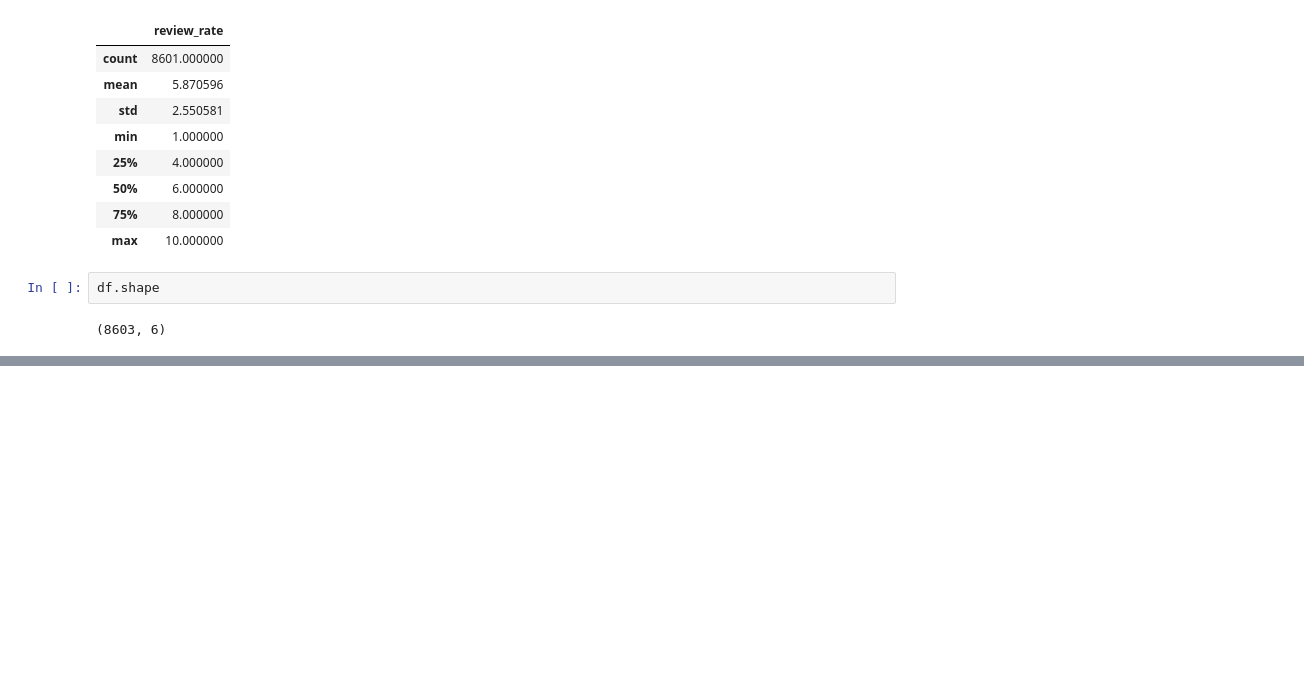
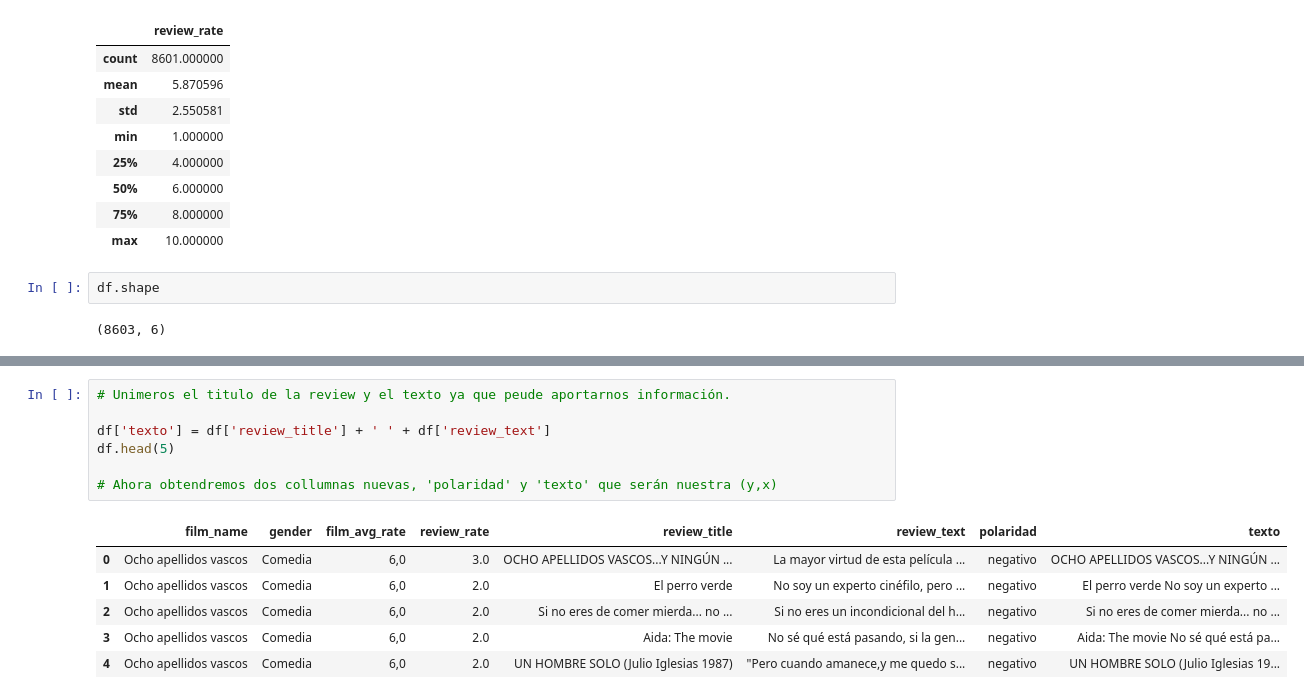
Before and after one commit to ignaciomz/CH_IM_61195, a Jupyter notebook: NLP_ReviewsPeliculasEspañol_IgnacioMartinez.ipynb, the cells around one changed output, grey strips where cells are left out. Drawn from its saved outputs; the diff is of its cells as text; blank space fills up the shorter version.

```diff
--- a/NLP_ReviewsPeliculasEspañol_IgnacioMartinez.ipynb
+++ b/NLP_ReviewsPeliculasEspañol_IgnacioMartinez.ipynb
@@ -96,0 +146,14 @@ df.shape
+# %%
+# Unimeros el titulo de la review y el texto ya que peude aportarnos información.
+
+df['texto'] = df['review_title'] + ' ' + df['review_text']
+df.head(5)
+
+# Ahora obtendremos dos collumnas nuevas, 'polaridad' y 'texto' que serán nuestra (y,x)
+# %% [output]
+|  | film_name | gender | film_avg_rate | review_rate | review_title | review_text | polaridad | texto |
+| 0 | Ocho apellidos vascos | Comedia | 6,0 | 3.0 | OCHO APELLIDOS VASCOS...Y NINGÚN ... | La mayor virtud de esta película ... | negativo | OCHO APELLIDOS VASCOS...Y NINGÚN ... |
+| 1 | Ocho apellidos vascos | Comedia | 6,0 | 2.0 | El perro verde | No soy un experto cinéfilo, pero ... | negativo | El perro verde No soy un experto ... |
+| 2 | Ocho apellidos vascos | Comedia | 6,0 | 2.0 | Si no eres de comer mierda... no ... | Si no eres un incondicional del h... | negativo | Si no eres de comer mierda... no ... |
+| 3 | Ocho apellidos vascos | Comedia | 6,0 | 2.0 | Aida: The movie | No sé qué está pasando, si la gen... | negativo | Aida: The movie No sé qué está pa... |
+| 4 | Ocho apellidos vascos | Comedia | 6,0 | 2.0 | UN HOMBRE SOLO (Julio Iglesias 1987) | "Pero cuando amanece,y me quedo s... | negativo | UN HOMBRE SOLO (Julio Iglesias 19... |
```
Also changed, not shown: parts of 11 cells of this notebook.
